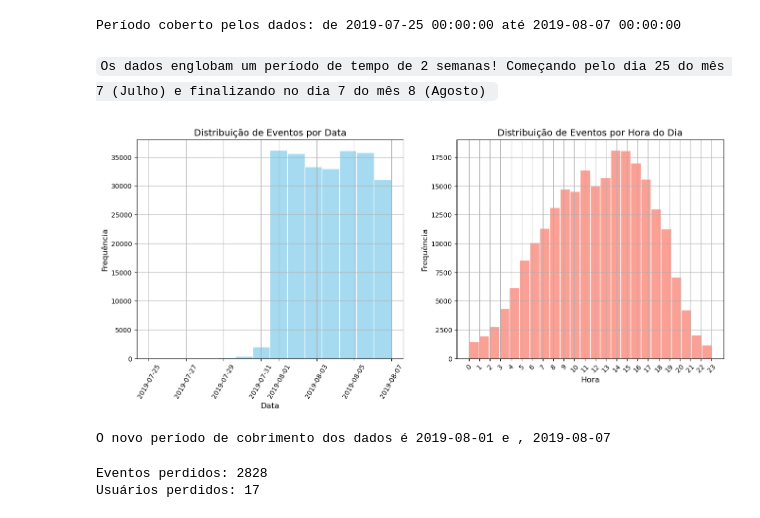
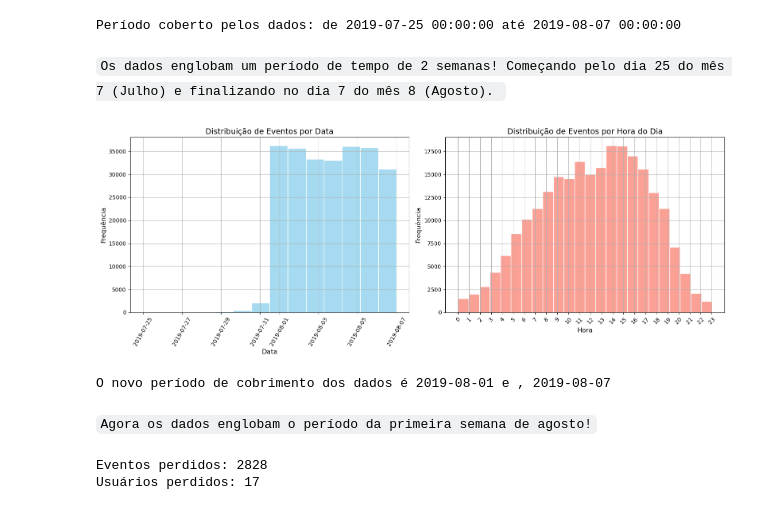
Before and after one commit to cassio-bressan/Projeto-Comportamento-de-usuarios, a Jupyter notebook: Projeto/comportamento_usuarios.ipynb, the cells around one changed output. Drawn from its saved outputs; the diff is of its cells as text; code cells hidden in the pictures.

```diff
--- a/Projeto/comportamento_usuarios.ipynb
+++ b/Projeto/comportamento_usuarios.ipynb
@@ -22,7 +22,7 @@ try:
     df = pd.read_csv('/datasets/logs_exp_us.csv', sep='\t')
 
 except:
-    df = pd.read_csv(r'C:\ArquivosP\Arquivos - P11\logs_exp_us.csv', sep='\t')
+    df = pd.read_csv(r"C:\Users\cassi\GitHub\Projeto11__Tripleten-Bootcamp\Dados\logs_exp_us.csv", sep='\t')
 # %%
 # Verificando informações da tabela de dados.
 df.info()
@@ -156,29 +156,32 @@ print(f"Período coberto pelos dados: de {min_date} até {max_date}")
 # %% [output]
 Período coberto pelos dados: de 2019-07-25 00:00:00 até 2019-08-07 00:00:00
 # %% [markdown]
-``Os dados englobam um período de tempo de 2 semanas! Começando pelo dia 25 do mês 7 (Julho) e finalizando no dia 7 do mês 8 (Agosto) ``
+``Os dados englobam um período de tempo de 2 semanas! Começando pelo dia 25 do mês 7 (Julho) e finalizando no dia 7 do mês 8 (Agosto). ``
 # %%
 # Construindo um histograma por data e hora.
 fig, ax = plt.subplots(1, 2, figsize=(16, 6))
 
 # Subplot 1: Histograma por Data
 sns.histplot(df['date'], bins=len(df['date'].unique()),kde=False, ax=ax[0], color='skyblue', edgecolor='white')
 ax[0].set_title("Distribuição de Eventos por Data", fontsize=14)
 ax[0].set_xlabel("Data", fontsize=12)
 ax[0].set_ylabel("Frequência", fontsize=12)
 ax[0].tick_params(axis='x', rotation=60)
 ax[0].grid(True)
 
 # Subplot 2: Histograma por Hora
 sns.histplot(df['hour'], bins=24, kde=False, ax=ax[1],color='salmon', edgecolor='white')
 ax[1].set_title("Distribuição de Eventos por Hora do Dia", fontsize=14)
 ax[1].set_xlabel("Hora", fontsize=12)
 ax[1].set_ylabel("Frequência", fontsize=12)
 ax[1].set_xticks(range(0, 24))
 ax[1].tick_params(axis='x', rotation=45)
 ax[1].grid(True)
+
+plt.tight_layout()
+plt.show()
 # %% [output]
-[figure, old version]
+[figure, new version]
 # %%
 # Encontrado o momento em que os dados começam a ser completos e ignorando a seção anterior.
 start_date = '2019-08-01'
@@ -191,6 +194,8 @@ filtered_max_date = new_df['date'].max().date()
 print(f'O novo período de cobrimento dos dados é {filtered_min_date} e , {filtered_max_date}')
 # %% [output]
 O novo período de cobrimento dos dados é 2019-08-01 e , 2019-08-07
+# %% [markdown]
+``Agora os dados englobam o período da primeira semana de agosto!``
 # %%
 # Verificando se muitos eventos e usuários foram perdidos ao excluir os dados mais antigos.
 num_eventos_antes = df.shape[0]
```
Also changed, not shown: parts of 8 cells of this notebook, 2 other files.
